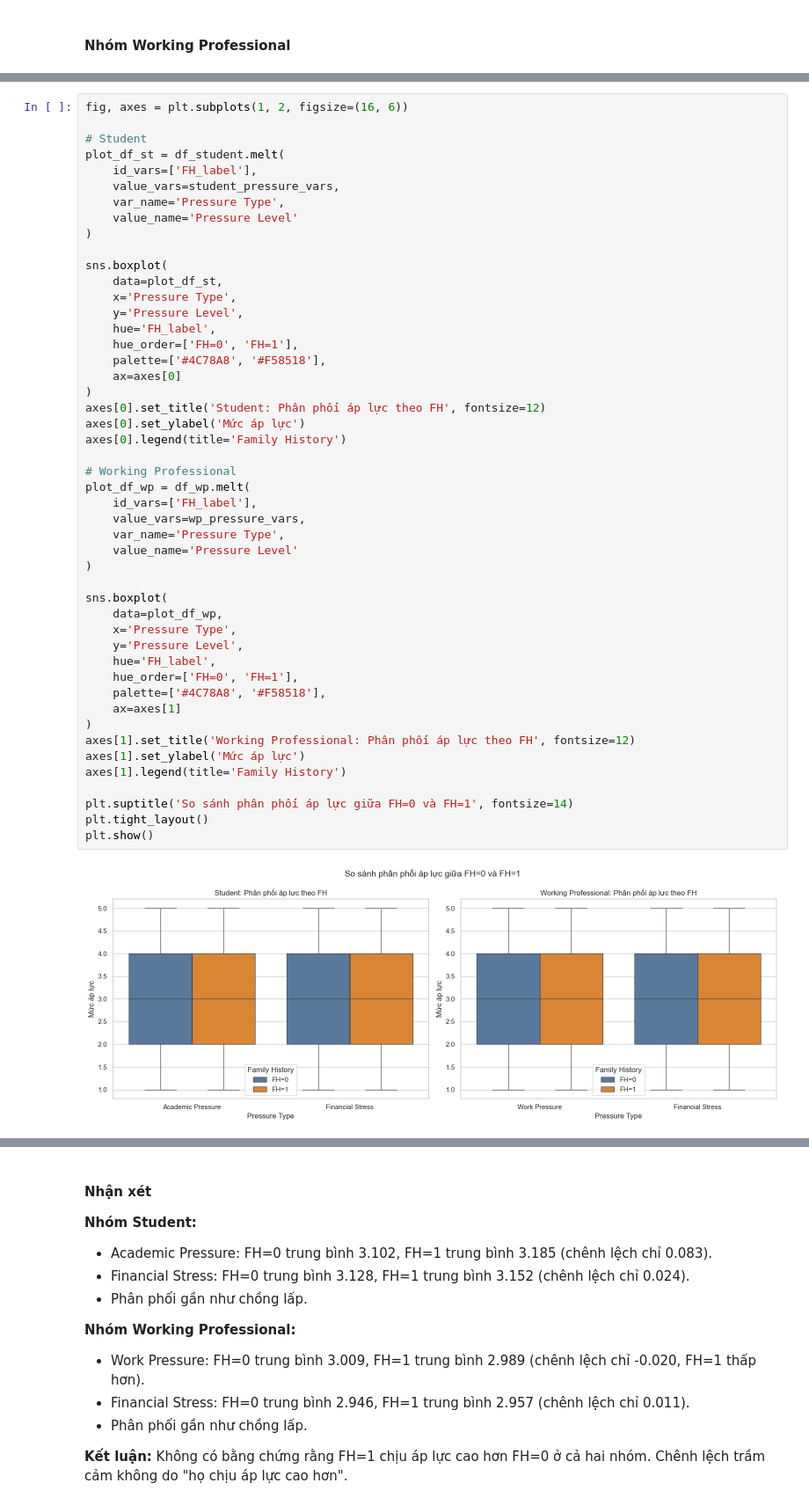
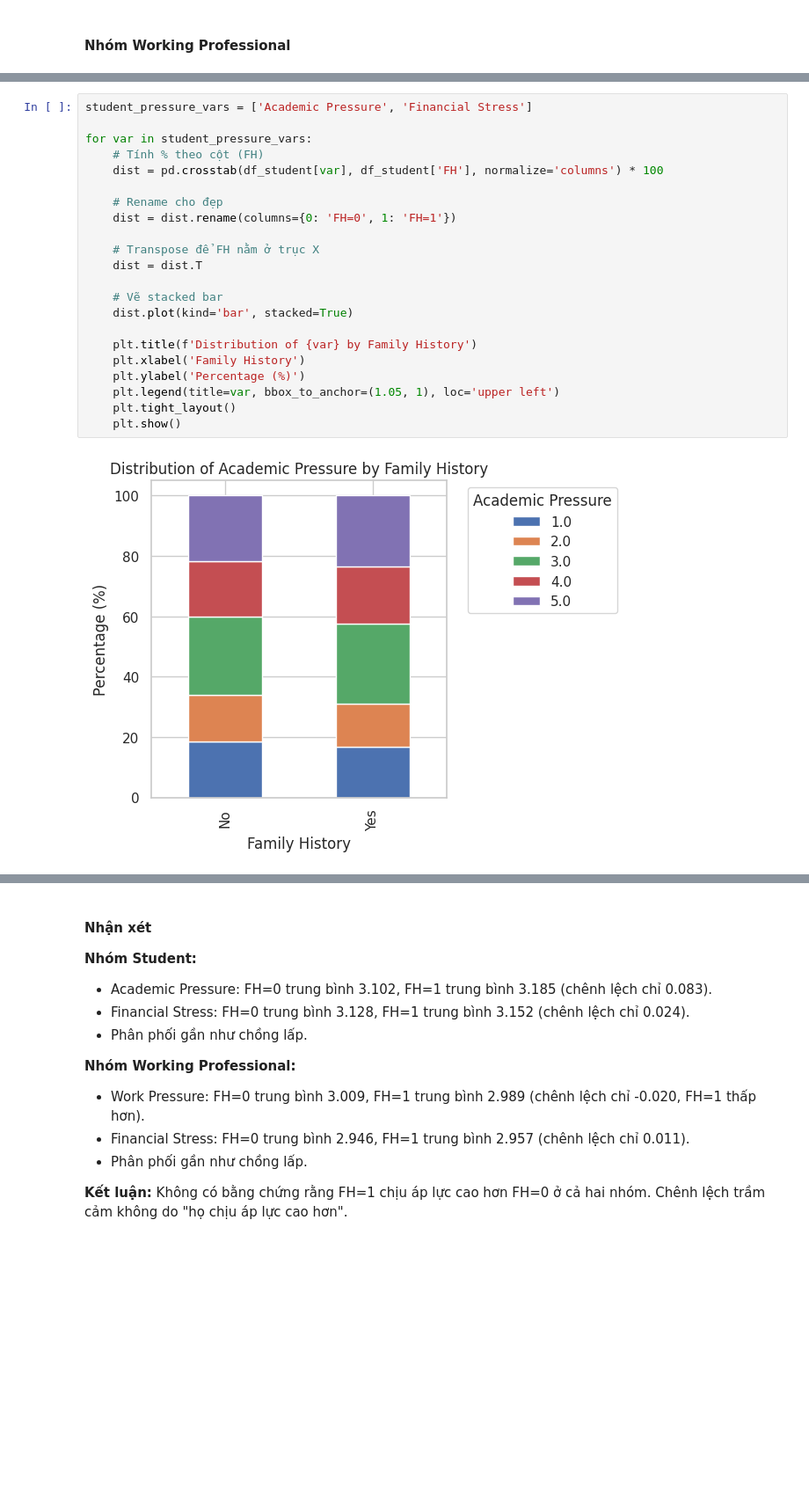
Before and after one commit to phamhuongtra/depression_analysis, a Jupyter notebook: question3.ipynb, the cells around one changed output, grey strips where cells are left out. Shown at 88% size. Saved outputs shown, nothing was run; the diff lists cells and outputs as text; blank space fills up the shorter version.

```diff
--- a/question3.ipynb
+++ b/question3.ipynb
@@ -224,50 +224,24 @@ Phân phối áp lực theo Family History (WP):
-# %%
-fig, axes = plt.subplots(1, 2, figsize=(16, 6))
-
-# Student
-plot_df_st = df_student.melt(
-    id_vars=['FH_label'],
-    value_vars=student_pressure_vars,
-    var_name='Pressure Type',
-    value_name='Pressure Level'
-)
-
-sns.boxplot(
-    data=plot_df_st,
-    x='Pressure Type',
-    y='Pressure Level',
-    hue='FH_label',
-    hue_order=['FH=0', 'FH=1'],
-    palette=['#4C78A8', '#F58518'],
-    ax=axes[0]
-)
-axes[0].set_title('Student: Phân phối áp lực theo FH', fontsize=12)
-axes[0].set_ylabel('Mức áp lực')
-axes[0].legend(title='Family History')
-
-# Working Professional
-plot_df_wp = df_wp.melt(
-    id_vars=['FH_label'],
-    value_vars=wp_pressure_vars,
-    var_name='Pressure Type',
-    value_name='Pressure Level'
-)
-
-sns.boxplot(
-    data=plot_df_wp,
-    x='Pressure Type',
-    y='Pressure Level',
-    hue='FH_label',
-    hue_order=['FH=0', 'FH=1'],
-    palette=['#4C78A8', '#F58518'],
-    ax=axes[1]
-)
-axes[1].set_title('Working Professional: Phân phối áp lực theo FH', fontsize=12)
-axes[1].set_ylabel('Mức áp lực')
-axes[1].legend(title='Family History')
-
-plt.suptitle('So sánh phân phối áp lực giữa FH=0 và FH=1', fontsize=14)
-plt.tight_layout()
-plt.show()
-# %% [output]
-[figure, removed]
+# %%
+student_pressure_vars = ['Academic Pressure', 'Financial Stress']
+
+for var in student_pressure_vars:
+    # Tính % theo cột (FH)
+    dist = pd.crosstab(df_student[var], df_student['FH'], normalize='columns') * 100
+
+    # Rename cho đẹp
+    dist = dist.rename(columns={0: 'FH=0', 1: 'FH=1'})
+
+    # Transpose để FH nằm ở trục X
+    dist = dist.T
+
+    # Vẽ stacked bar
+    dist.plot(kind='bar', stacked=True)
+
+    plt.title(f'Distribution of {var} by Family History')
+    plt.xlabel('Family History')
+    plt.ylabel('Percentage (%)')
+    plt.legend(title=var, bbox_to_anchor=(1.05, 1), loc='upper left')
+    plt.tight_layout()
+    plt.show()
+# %% [output]
+[figure, added]
```
Also changed, not shown: parts of 7 cells of this notebook.
